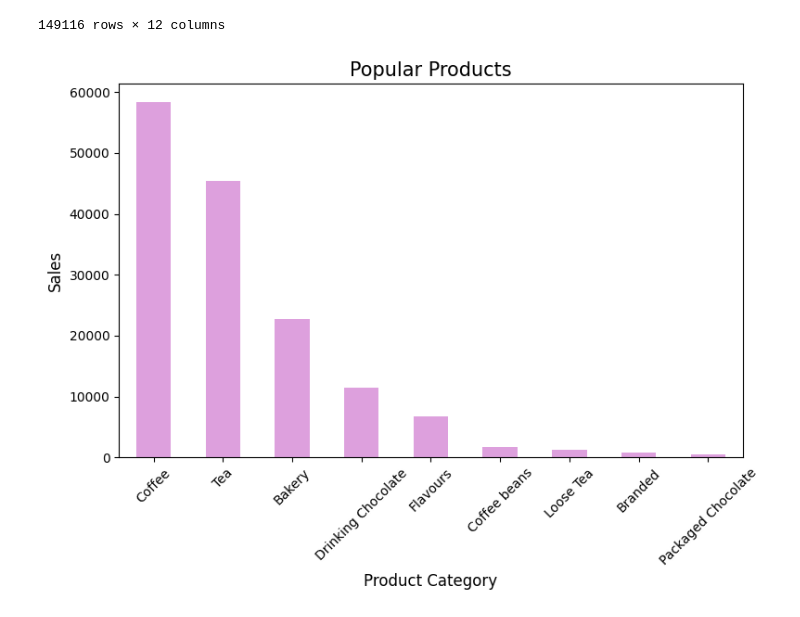
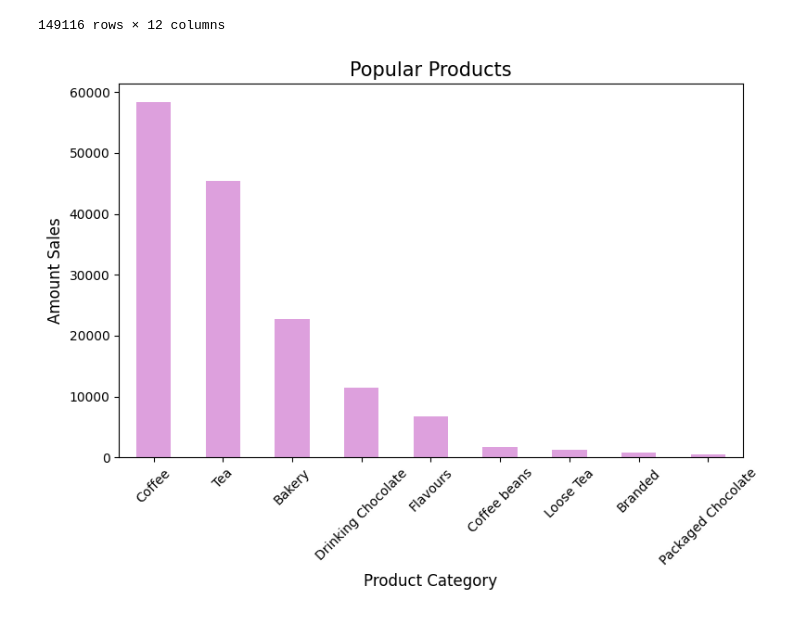
Before and after one commit to ninoekersalina/coffee_shop_sales, a Jupyter notebook: coffee_sales.ipynb, the cells around one changed output. Saved outputs shown, nothing was run; the diff lists cells and outputs as text; code cells hidden in the pictures.

```diff
--- a/coffee_sales.ipynb
+++ b/coffee_sales.ipynb
@@ -91,13 +91,13 @@ df
 # %%
 # most sales products
 most_product=df['product_category'].value_counts()
 plt.figure(figsize=(8,6))
 most_product.plot(kind='bar', color='plum')
 plt.title('Popular Products', fontsize=15)
 plt.xlabel("Product Category",fontsize=12)
-plt.ylabel("Sales",fontsize=12)
+plt.ylabel("Amount Sales",fontsize=12)
 plt.xticks(rotation=45)
 plt.tight_layout()
 plt.show()
 # %% [output]
-[figure, old version]
+[figure, new version]
```
Also changed, not shown: parts of 8 cells of this notebook.
